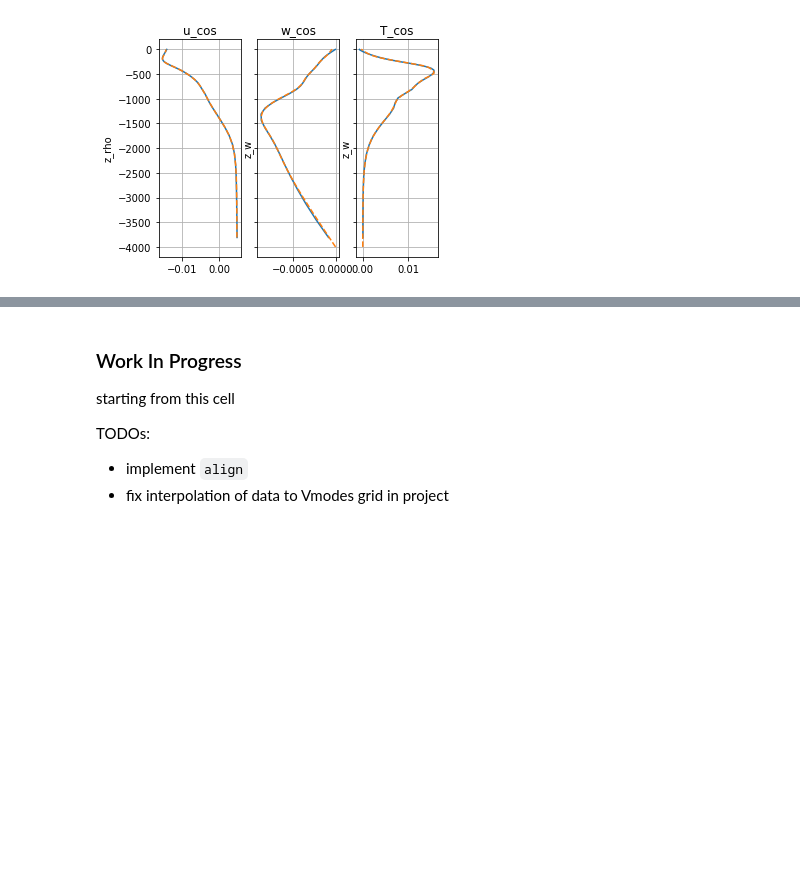
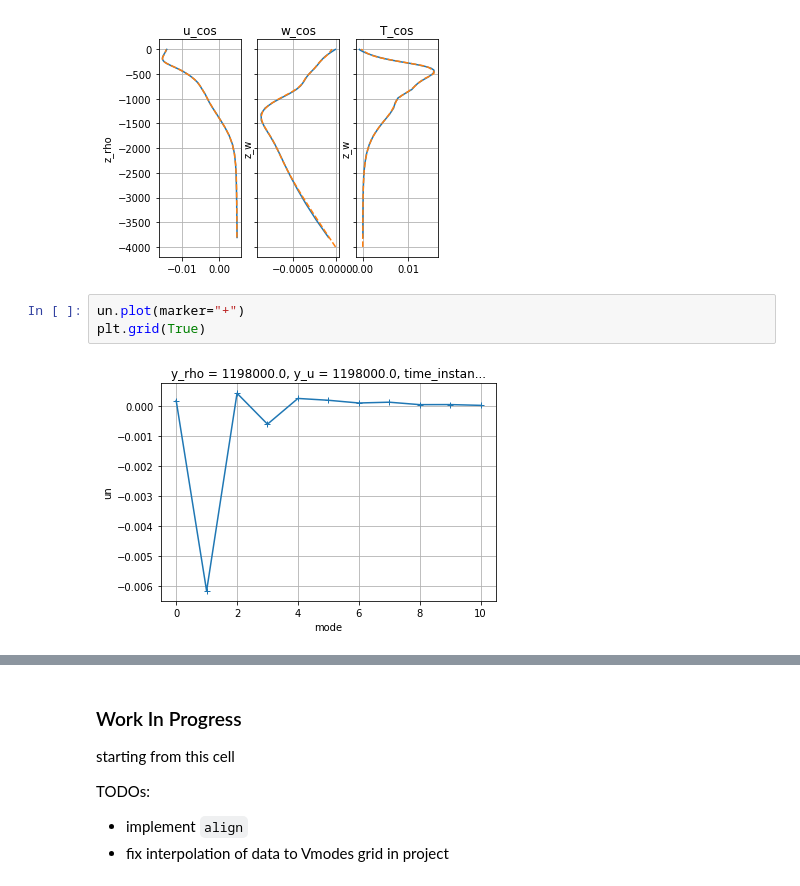
Before and after one commit to slgentil/croco, a Jupyter notebook: tutorials/proj_modes.ipynb, the cells around one changed output, grey strips where cells are left out. Drawn from its saved outputs; the diff is of its cells as text; blank space fills up the shorter version.

```diff
--- a/tutorials/proj_modes.ipynb
+++ b/tutorials/proj_modes.ipynb
@@ -252,3 +252,8 @@ for ax in axs:
     ax.grid(True)
 # %% [output]
 [figure]
+# %%
+un.plot(marker="+")
+plt.grid(True)
+# %% [output]
+[figure, added]
```
Also changed, not shown: parts of 4 cells of this notebook.
